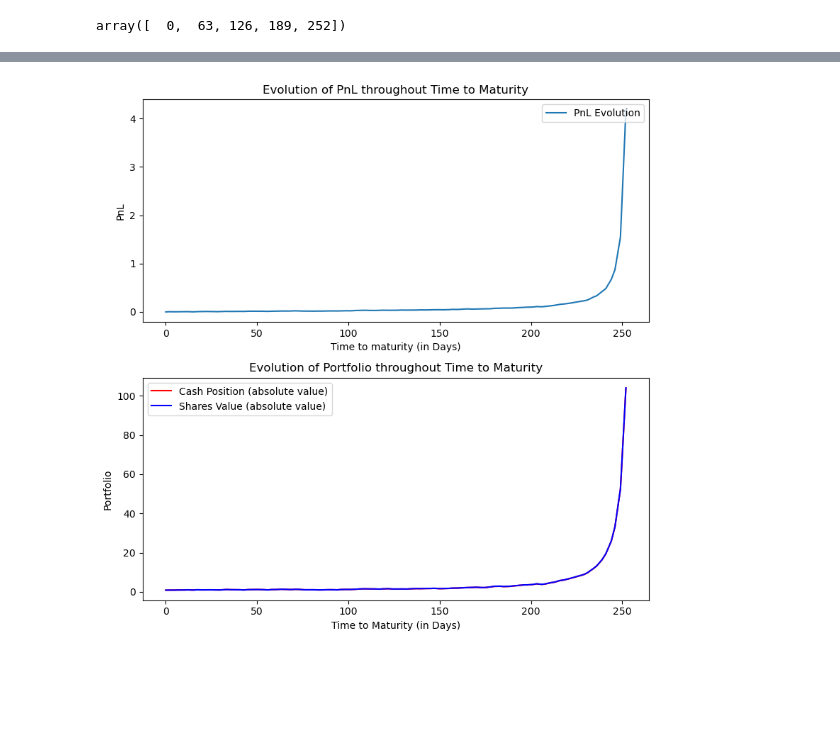
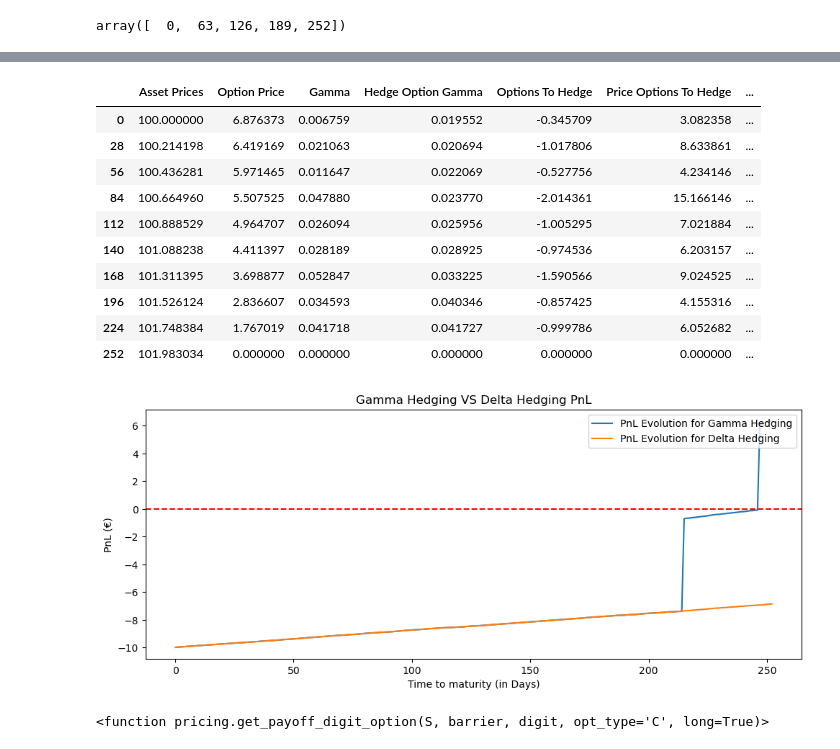
Before and after one commit to killian-bchr/options_derivatives, a Jupyter notebook: test.ipynb, the cells around one changed output, grey strips where cells are left out. Drawn from its saved outputs; the diff is of its cells as text; code cells hidden in the pictures; blank space fills up the shorter version.

Commit message:
delta and gamma hedging

```diff
--- a/test.ipynb
+++ b/test.ipynb
@@ -119,3 +126,4 @@ def delta_hedge_option(function, num_hedging_adjustments, long=True, **kwargs):
     return df
 # %%
-df = delta_hedge_option(pricing.barrier_option_price, num_hedging_adjustments=100, long=True, S0=100, T=1, K=100, barrier=105, barrier_type="knock_out", r=0.04, vol=0.2, M=10000, opt_type='C', antithetic=True)
+df = delta_hedge_option(pricing.vanilla_option_price, num_hedging_adjustments=10, long=True, S0=100, T=1, r=0.02, K=100, vol=0.2, M=10000, opt_type='C', antithetic=True)
+df
@@ -121,0 +228,15 @@ df = delta_hedge_option(pricing.barrier_option_price, num_hedging_adjustments=10
+# %%
+df = gamma_hedge_option_old(pricing.vanilla_option_price, num_hedging_adjustments=10, long=False, S0=100, T=1, K=100, r=0.02, vol=0.2, M=10000, opt_type='P', antithetic=True)
+df
+# %% [output]
+|  | Asset Prices | Option Price | Gamma | Hedge Option Gamma | Options To Hedge | Price Options To Hedge | ... |
+| 0 | 100.000000 | 6.876373 | 0.006759 | 0.019552 | -0.345709 | 3.082358 | ... |
+| 28 | 100.214198 | 6.419169 | 0.021063 | 0.020694 | -1.017806 | 8.633861 | ... |
+| 56 | 100.436281 | 5.971465 | 0.011647 | 0.022069 | -0.527756 | 4.234146 | ... |
+| 84 | 100.664960 | 5.507525 | 0.047880 | 0.023770 | -2.014361 | 15.166146 | ... |
+| 112 | 100.888529 | 4.964707 | 0.026094 | 0.025956 | -1.005295 | 7.021884 | ... |
+| 140 | 101.088238 | 4.411397 | 0.028189 | 0.028925 | -0.974536 | 6.203157 | ... |
+| 168 | 101.311395 | 3.698877 | 0.052847 | 0.033225 | -1.590566 | 9.024525 | ... |
+| 196 | 101.526124 | 2.836607 | 0.034593 | 0.040346 | -0.857425 | 4.155316 | ... |
+| 224 | 101.748384 | 1.767019 | 0.041718 | 0.041727 | -0.999786 | 6.052682 | ... |
+| 252 | 101.983034 | 0.000000 | 0.000000 | 0.000000 | 0.000000 | 0.000000 | ... |
@@ -122,22 +366,27 @@ df = delta_hedge_option(pricing.barrier_option_price, num_hedging_adjustments=10
+# %%
+gamma_hedge = gamma_hedge_option(pricing.vanilla_option_price, num_hedging_adjustments=250, long=True, S0=100, T=1, K=100, r=0.02, vol=0.2, M=10000, opt_type='C', antithetic=True)
+delta_hedge = delta_hedge_option(pricing.vanilla_option_price, num_hedging_adjustments=250, long=True, S0=100, T=1, K=100, r=0.02, vol=0.2, M=10000, opt_type='C', antithetic=True)
 # %%
-plt.figure(figsize=(8,8))
+plt.figure(figsize=(10,8))
 
 plt.subplot(2, 1, 1)
-plt.plot(df.index, df['PnL'], label="PnL Evolution")
+plt.plot(gamma_hedge.index, gamma_hedge['PnL'], label="PnL Evolution for Gamma Hedging")
+plt.plot(delta_hedge.index, delta_hedge['PnL'], label="PnL Evolution for Delta Hedging")
+plt.axhline(y=0, color='red', linestyle='--')
 plt.xlabel('Time to maturity (in Days)')
-plt.ylabel("PnL")
-plt.title("Evolution of PnL throughout Time to Maturity")
+plt.ylabel("PnL (€)")
+plt.title("Gamma Hedging VS Delta Hedging PnL")
 plt.legend(loc='upper right')
 
-plt.subplot(2, 1, 2)
-plt.plot(df.index, abs(df['Cash Position']), label="Cash Position (absolute value)", color="red")
-plt.plot(df.index, abs(df['Shares Value']), label="Shares Value (absolute value)", color="blue")
-plt.xlabel('Time to Maturity (in Days)')
-plt.ylabel("Portfolio")
-plt.title("Evolution of Portfolio throughout Time to Maturity")
-plt.legend(loc='upper left')
+#plt.subplot(2, 1, 2)
+#plt.plot(gamma_hedge.index, abs(gamma_hedge['Cash Position']), label="Cash Position (absolute value)", color="red")
+#plt.plot(gamma_hedge.index, abs(gamma_hedge['Shares Value']), label="Shares Value (absolute value)", color="blue")
+#plt.xlabel('Time to Maturity (in Days)')
+#plt.ylabel("Portfolio (€)")
+#plt.title("Evolution of Portfolio throughout Time to Maturity")
+#plt.legend(loc='upper left')
 
 plt.tight_layout()
 plt.show()
 # %% [output]
-[figure, old version]
+[figure, new version]
@@ -144 +395,5 @@ plt.show()
+# %%
+dictionary[pricing.digit_option_price]
+# %% [output]
+<function pricing.get_payoff_digit_option(S, barrier, digit, opt_type='C', long=True)>
 # %%
```
Also changed, not shown: parts of 8 cells of this notebook, 3 other files.
